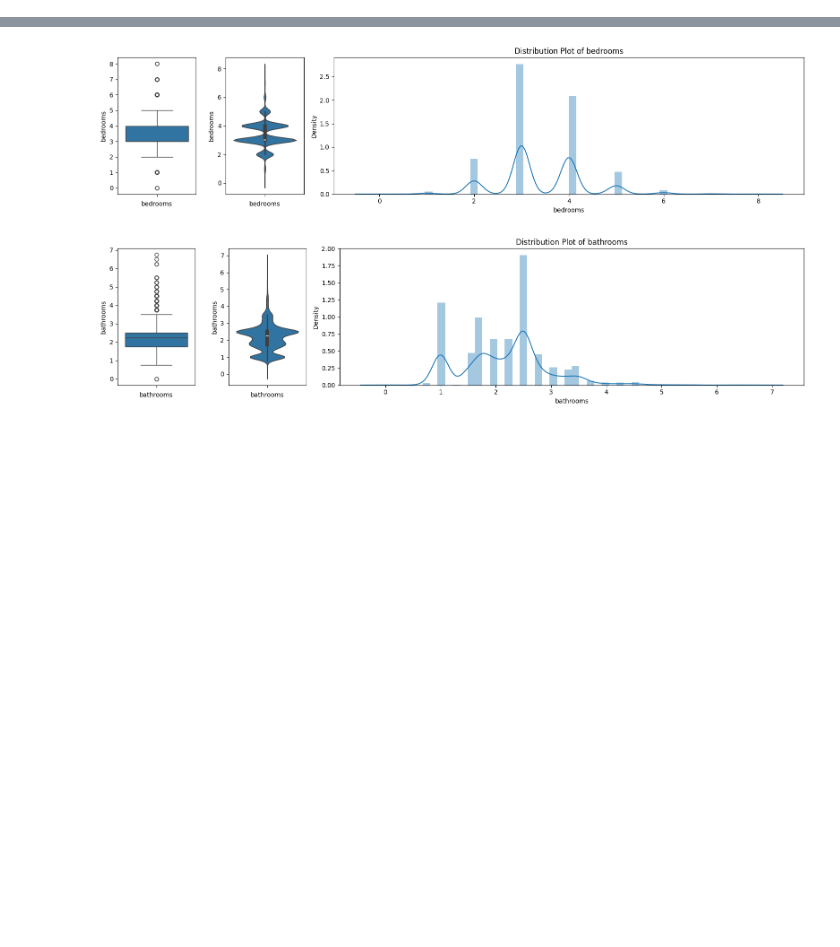
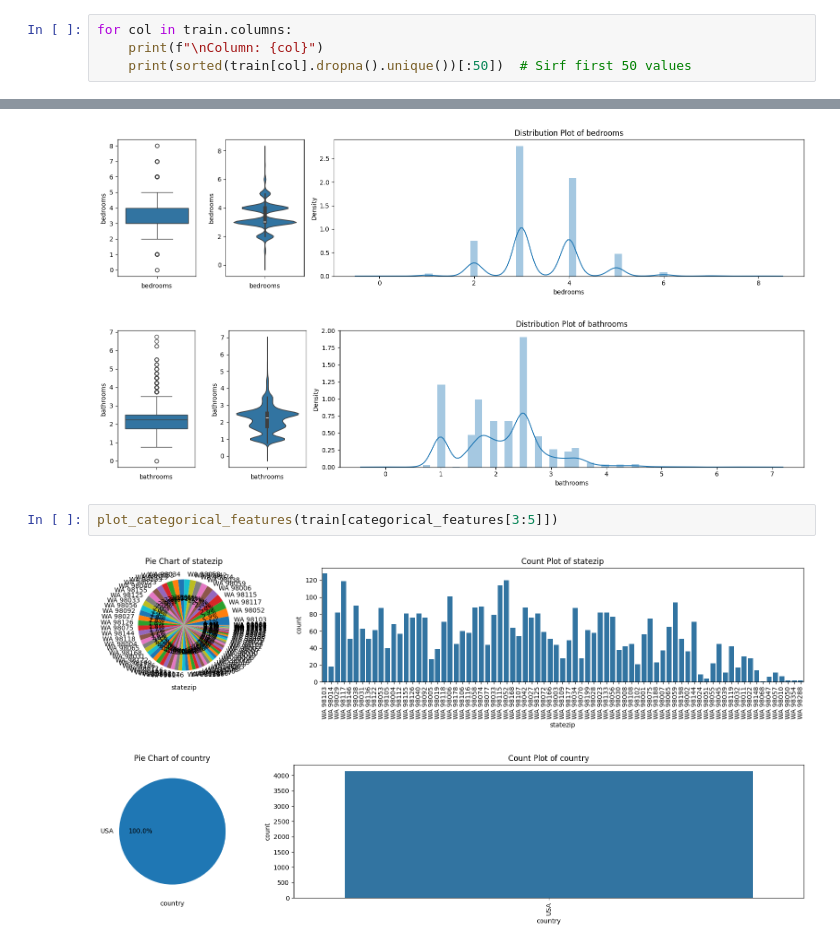
Before and after one commit to sumitdas9706563464-ux/house_price_predection, a Jupyter notebook: need/house_price_predection_analysis.ipynb, the cells around one changed output, grey strips where cells are left out. Cells and saved outputs as stored; diff of their text form; blank space fills up the shorter version.

```diff
--- a/need/house_price_predection_analysis.ipynb
+++ b/need/house_price_predection_analysis.ipynb
@@ -212,0 +210,4 @@ No columns with more than 5% missing values.
+# %%
+for col in train.columns:
+    print(f"\nColumn: {col}")
+    print(sorted(train[col].dropna().unique())[:50])  # Sirf first 50 values
@@ -340,3 +359,8 @@ plot_numerical_features(train[numerical_features[1:3]])
 # %% [output]
 [figure]
 [figure]
+# %%
+plot_categorical_features(train[categorical_features[3:5]])
+# %% [output]
+[figure, added]
+[figure, added]
```
Also changed, not shown: parts of 14 cells of this notebook.
